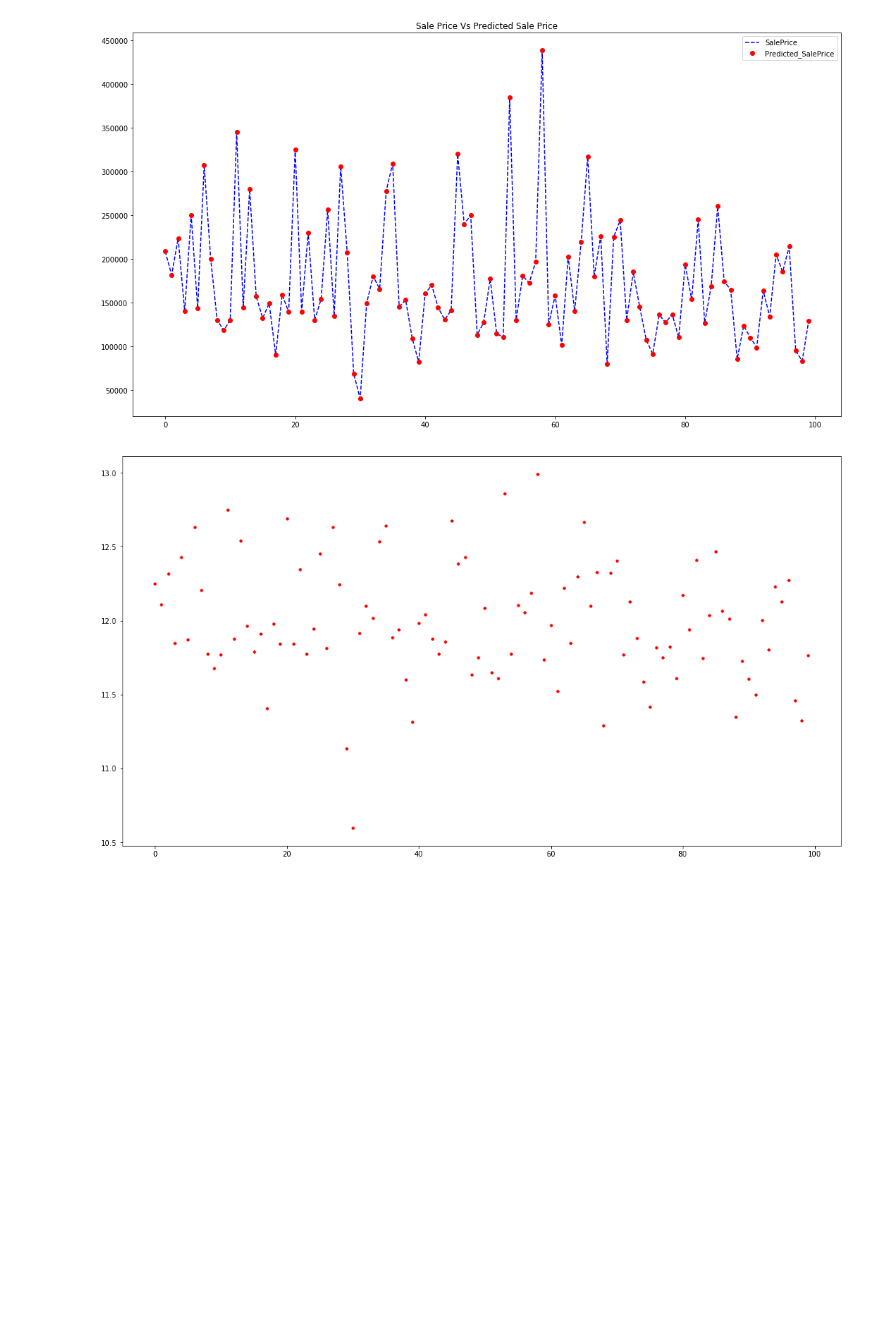
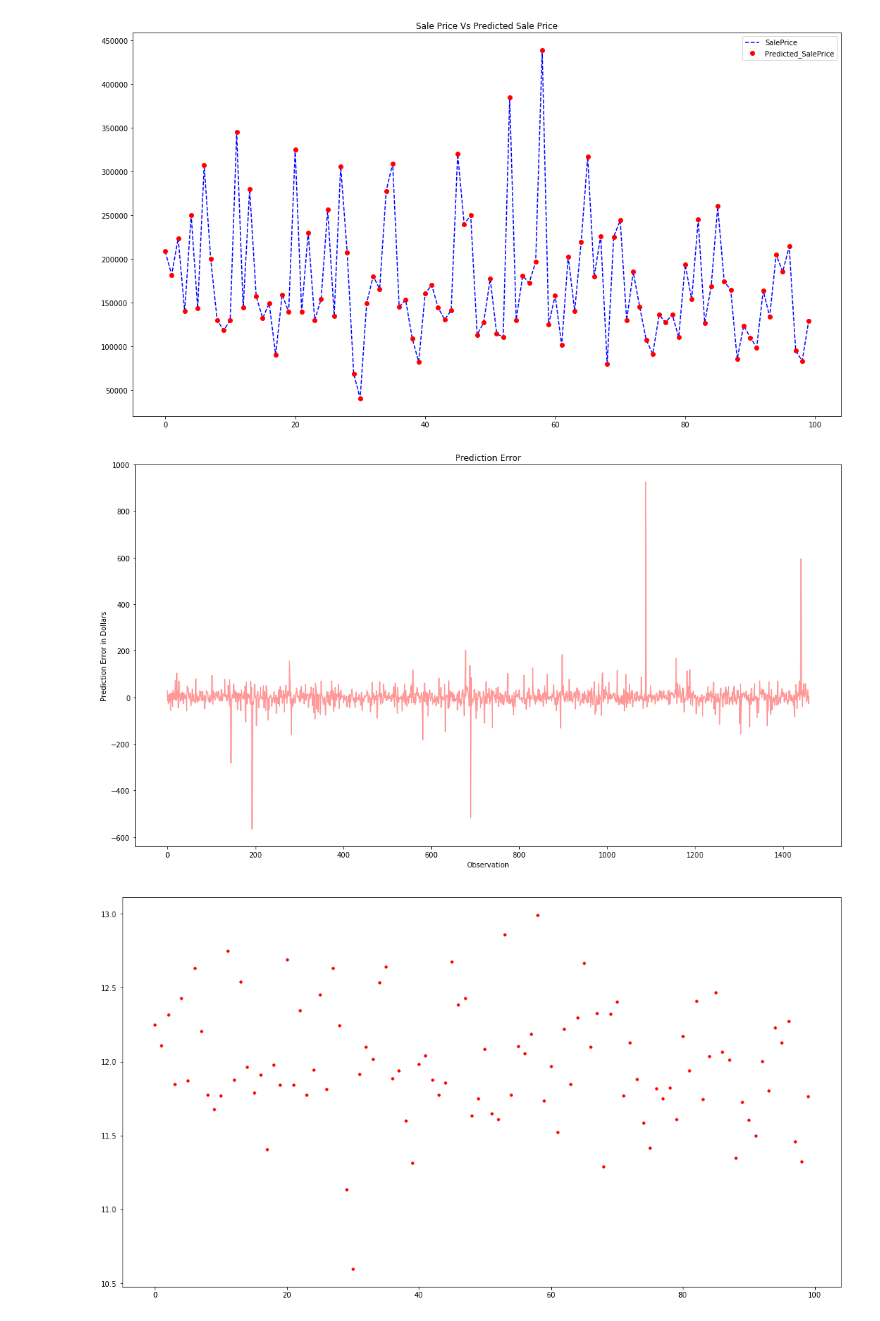
Before and after one commit to guilhermemarson/udacity, a Jupyter notebook: ames_house_prices/model.ipynb, the cells around one changed output. Cells and saved outputs as stored; diff of their text form; code cells hidden in the pictures; blank space fills up the shorter version.

Commit message:
overfitted_error image

```diff
--- a/ames_house_prices/model.ipynb
+++ b/ames_house_prices/model.ipynb
@@ -248,6 +248,14 @@ plt.title("Sale Price Vs Predicted Sale Price")
 plt.show()
 # %% [output]
 [figure]
+# %%
+plt.plot(y_train-y_train_predict, color="red", alpha=0.4)
+plt.title('Prediction Error')
+plt.ylabel('Prediction Error in Dollars')
+plt.xlabel('Observation')
+plt.show()
+# %% [output]
+[figure, added]
 # %%
 plt.plot(y_train_predict[:100],'r.')
 plt.show()
```
Also changed, not shown: 1 other file.
